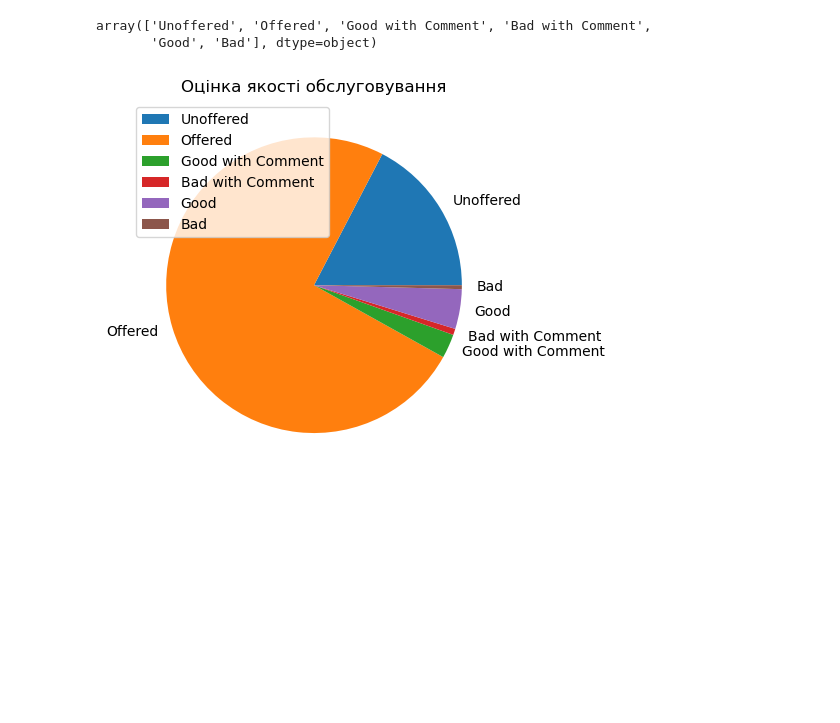
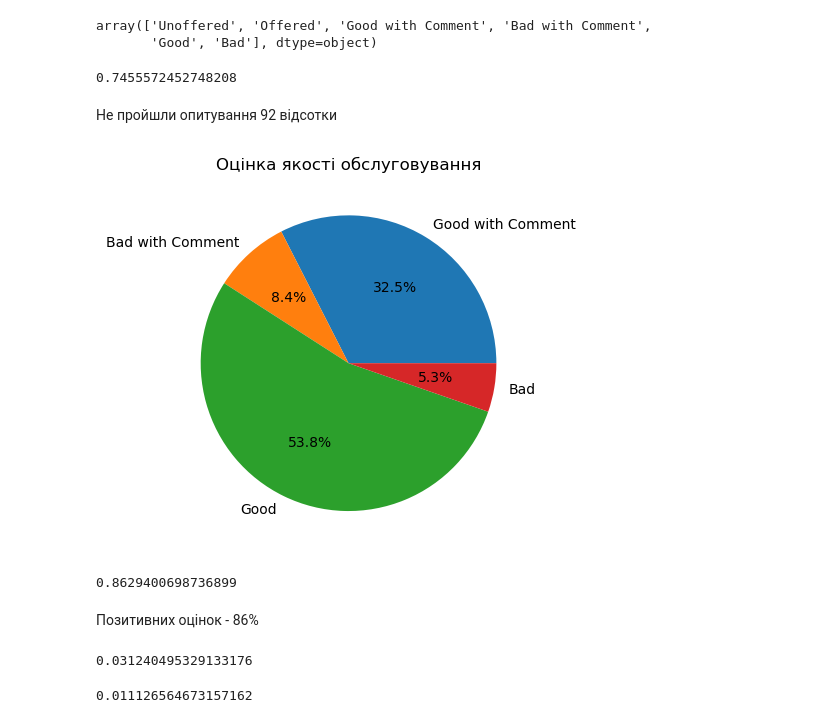
Before and after one commit to ItyTell/test_tasks, a Jupyter notebook: ORBIO/maim.ipynb, the cells around one changed output. Drawn from its saved outputs; the diff is of its cells as text; code cells hidden in the pictures; blank space fills up the shorter version.

```diff
--- a/ORBIO/maim.ipynb
+++ b/ORBIO/maim.ipynb
@@ -126,12 +126,19 @@ array(['Unoffered', 'Offered', 'Good with Comment', 'Bad with Comment',
 # %%
 sizes = np.array([df.query('satisfaction_score== "{}"'.format(lebel)).shape[0] for lebel in df["satisfaction_score"].unique()])
 sizes = sizes / sum(sizes)
-sizes = sizes * 100
+sizes = sizes
+
+lebels = df["satisfaction_score"].unique()
+# %%
+sizes[1]
+# %% [output]
+0.7455572452748208
+# %% [markdown]
+Не пройшли опитування 92 відсотки
 # %%
 fig, ax = plt.subplots()
-ax.pie(sizes, labels=df["satisfaction_score"].unique())
+ax.pie(sizes[2:], labels=df["satisfaction_score"].unique()[2:], autopct='%1.1f%%')
 plt.title("Оцінка якості обслуговування")
-plt.legend()
 plt.show()
 # %% [output]
-[figure, old version]
+[figure, new version]
@@ -137,0 +148,14 @@ plt.show()
+# %%
+grades[0] + grades[2]
+# %% [output]
+0.8629400698736899
+# %% [markdown]
+Позитивних оцінок - 86%
+# %%
+df.query("reply_time > '90'").shape[0] / df.shape[0]
+# %% [output]
+0.031240495329133176
+# %%
+df.query("reply_time > '90' and (satisfaction_score == 'Bad' or satisfaction_score == 'Bad with Comment')").shape[0] / df.query("reply_time > '90'").shape[0]
+# %% [output]
+0.011126564673157162
```
Also changed, not shown: parts of 18 cells of this notebook.
